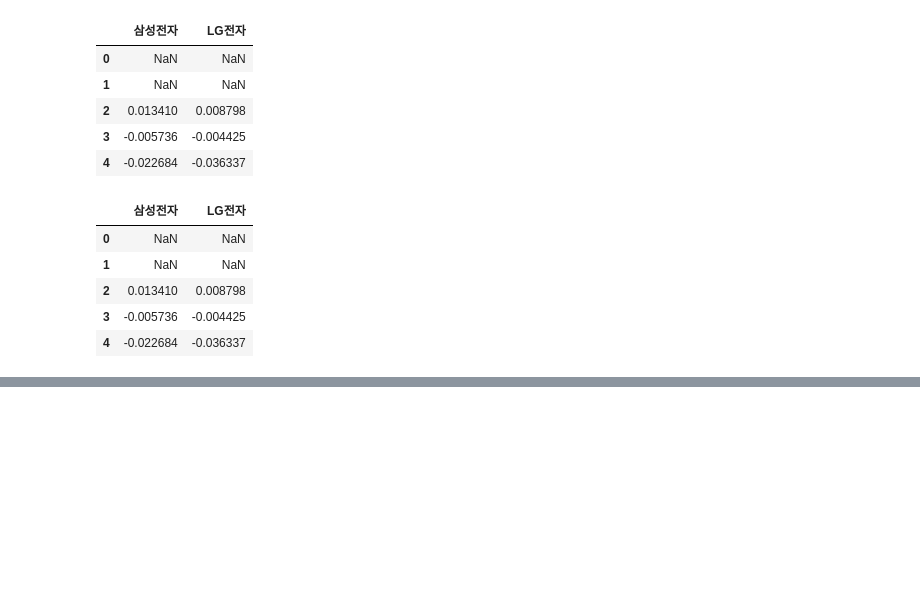
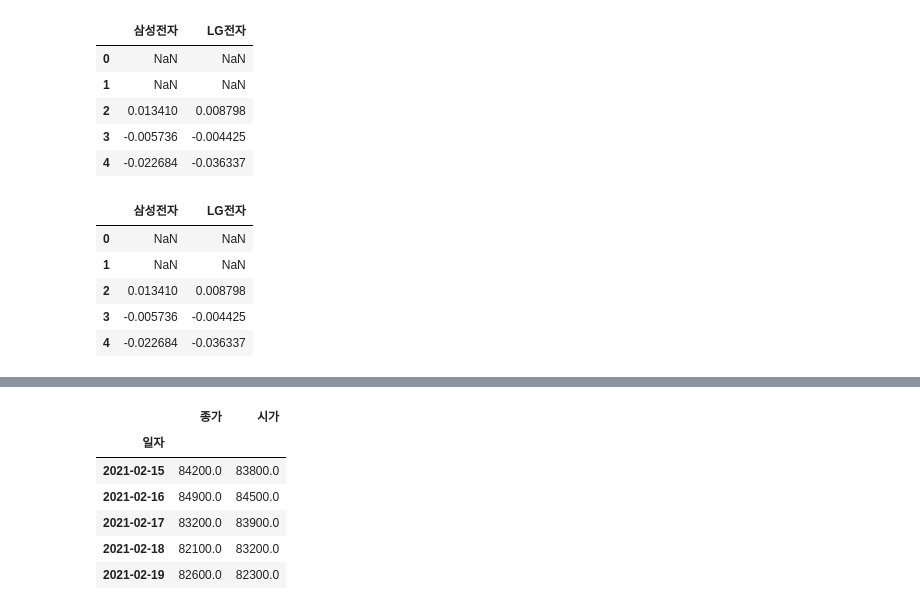
Before and after one commit to netager/Quick_Ref, a Jupyter notebook: data_analysis/imsi/06. 시계열.ipynb, the cells around one changed output, grey strips where cells are left out. Drawn from its saved outputs; the diff is of its cells as text; code cells hidden in the pictures; blank space fills up the shorter version.

```diff
--- a/data_analysis/imsi/06. 시계열.ipynb
+++ b/data_analysis/imsi/06. 시계열.ipynb
@@ -352,0 +367,20 @@ df.pct_change(periods=2)
+# %%
+# ss_ex_1.xlsx 엑셀 파일을 사용해서 각 분기의 시가 대비 일일 상승률(종가 기준)을 계산해 보겠습니다.
+# read_excel함수로 데이터를 읽어오며, usecols 파라미터로 일자, 시가, 종가 컬럼만을 선택합니다.
+# 날짜 컬럼을 데이터프레임의 인덱스로 지정하고 데이터는 일자를 기준으로 오름차순 정렬합니다.
+# [ 그림 6.6.4 ]
+
+import pandas as pd
+
+df = pd.read_excel("data/ss_ex_1.xlsx", index_col=0, usecols=[0, 1, 4])
+df.index = pd.to_datetime(df.index)
+df = df.sort_index()
+df.head()
+# %% [output]
+|  | 종가 | 시가 |
+| 일자 |  |  |
+| 2021-02-15 | 84200.0 | 83800.0 |
+| 2021-02-16 | 84900.0 | 84500.0 |
+| 2021-02-17 | 83200.0 | 83900.0 |
+| 2021-02-18 | 82100.0 | 83200.0 |
+| 2021-02-19 | 82600.0 | 82300.0 |
```
Also changed, not shown: parts of 6 cells of this notebook.
